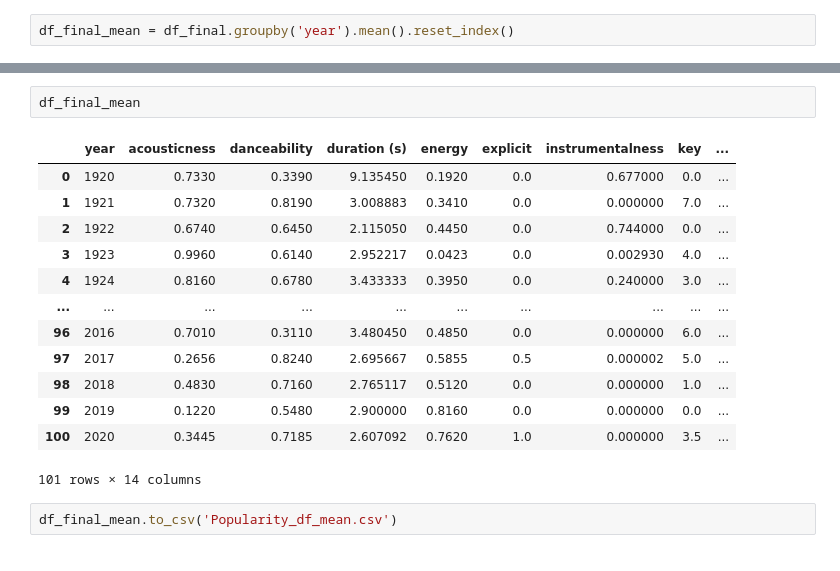
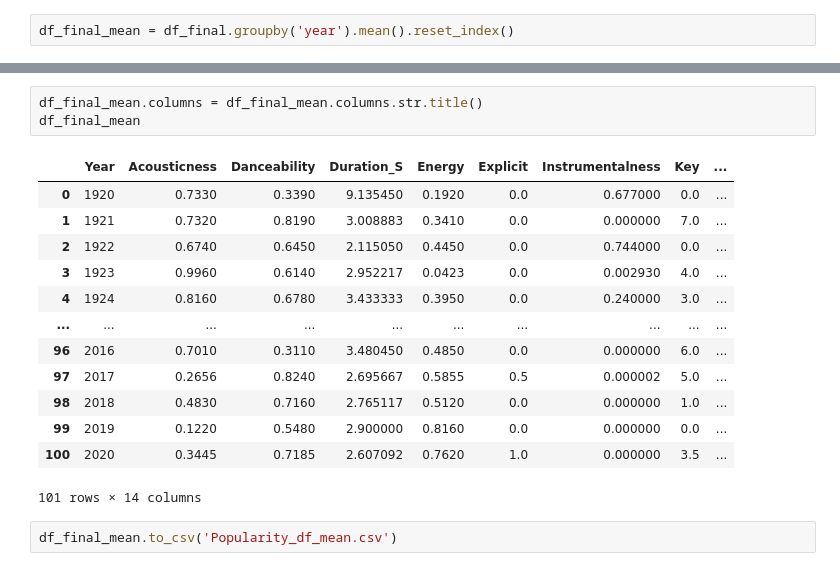
Before and after one commit to shchee5/TurnUptheData, a Jupyter notebook: Resources/CleanFullData.ipynb, the cells around one changed output, grey strips where cells are left out. Cells and saved outputs as stored; diff of their text form.

```diff
--- a/Resources/CleanFullData.ipynb
+++ b/Resources/CleanFullData.ipynb
@@ -88,22 +88,23 @@ speechiness         float64
 tempo               float64
 valence             float64
 dtype: object
-# %%
-df_final_mean
-# %% [output]
-|  | year | acousticness | danceability | duration (s) | energy | explicit | instrumentalness | key | ... |
-| 0 | 1920 | 0.7330 | 0.3390 | 9.135450 | 0.1920 | 0.0 | 0.677000 | 0.0 | ... |
-| 1 | 1921 | 0.7320 | 0.8190 | 3.008883 | 0.3410 | 0.0 | 0.000000 | 7.0 | ... |
-| 2 | 1922 | 0.6740 | 0.6450 | 2.115050 | 0.4450 | 0.0 | 0.744000 | 0.0 | ... |
-| 3 | 1923 | 0.9960 | 0.6140 | 2.952217 | 0.0423 | 0.0 | 0.002930 | 4.0 | ... |
-| 4 | 1924 | 0.8160 | 0.6780 | 3.433333 | 0.3950 | 0.0 | 0.240000 | 3.0 | ... |
-| ... | ... | ... | ... | ... | ... | ... | ... | ... | ... |
-| 96 | 2016 | 0.7010 | 0.3110 | 3.480450 | 0.4850 | 0.0 | 0.000000 | 6.0 | ... |
-| 97 | 2017 | 0.2656 | 0.8240 | 2.695667 | 0.5855 | 0.5 | 0.000002 | 5.0 | ... |
-| 98 | 2018 | 0.4830 | 0.7160 | 2.765117 | 0.5120 | 0.0 | 0.000000 | 1.0 | ... |
-| 99 | 2019 | 0.1220 | 0.5480 | 2.900000 | 0.8160 | 0.0 | 0.000000 | 0.0 | ... |
-| 100 | 2020 | 0.3445 | 0.7185 | 2.607092 | 0.7620 | 1.0 | 0.000000 | 3.5 | ... |
-101 rows × 14 columns
+# %%
+df_final_mean.columns = df_final_mean.columns.str.title()
+df_final_mean
+# %% [output]
+|  | Year | Acousticness | Danceability | Duration_S | Energy | Explicit | Instrumentalness | Key | ... |
+| 0 | 1920 | 0.7330 | 0.3390 | 9.135450 | 0.1920 | 0.0 | 0.677000 | 0.0 | ... |
+| 1 | 1921 | 0.7320 | 0.8190 | 3.008883 | 0.3410 | 0.0 | 0.000000 | 7.0 | ... |
+| 2 | 1922 | 0.6740 | 0.6450 | 2.115050 | 0.4450 | 0.0 | 0.744000 | 0.0 | ... |
+| 3 | 1923 | 0.9960 | 0.6140 | 2.952217 | 0.0423 | 0.0 | 0.002930 | 4.0 | ... |
+| 4 | 1924 | 0.8160 | 0.6780 | 3.433333 | 0.3950 | 0.0 | 0.240000 | 3.0 | ... |
+| ... | ... | ... | ... | ... | ... | ... | ... | ... | ... |
+| 96 | 2016 | 0.7010 | 0.3110 | 3.480450 | 0.4850 | 0.0 | 0.000000 | 6.0 | ... |
+| 97 | 2017 | 0.2656 | 0.8240 | 2.695667 | 0.5855 | 0.5 | 0.000002 | 5.0 | ... |
+| 98 | 2018 | 0.4830 | 0.7160 | 2.765117 | 0.5120 | 0.0 | 0.000000 | 1.0 | ... |
+| 99 | 2019 | 0.1220 | 0.5480 | 2.900000 | 0.8160 | 0.0 | 0.000000 | 0.0 | ... |
+| 100 | 2020 | 0.3445 | 0.7185 | 2.607092 | 0.7620 | 1.0 | 0.000000 | 3.5 | ... |
+101 rows × 14 columns
 # %%
 df_final_mean.to_csv('Popularity_df_mean.csv')
 # %%
```
Also changed, not shown: parts of 12 cells of this notebook, 3 other files.
